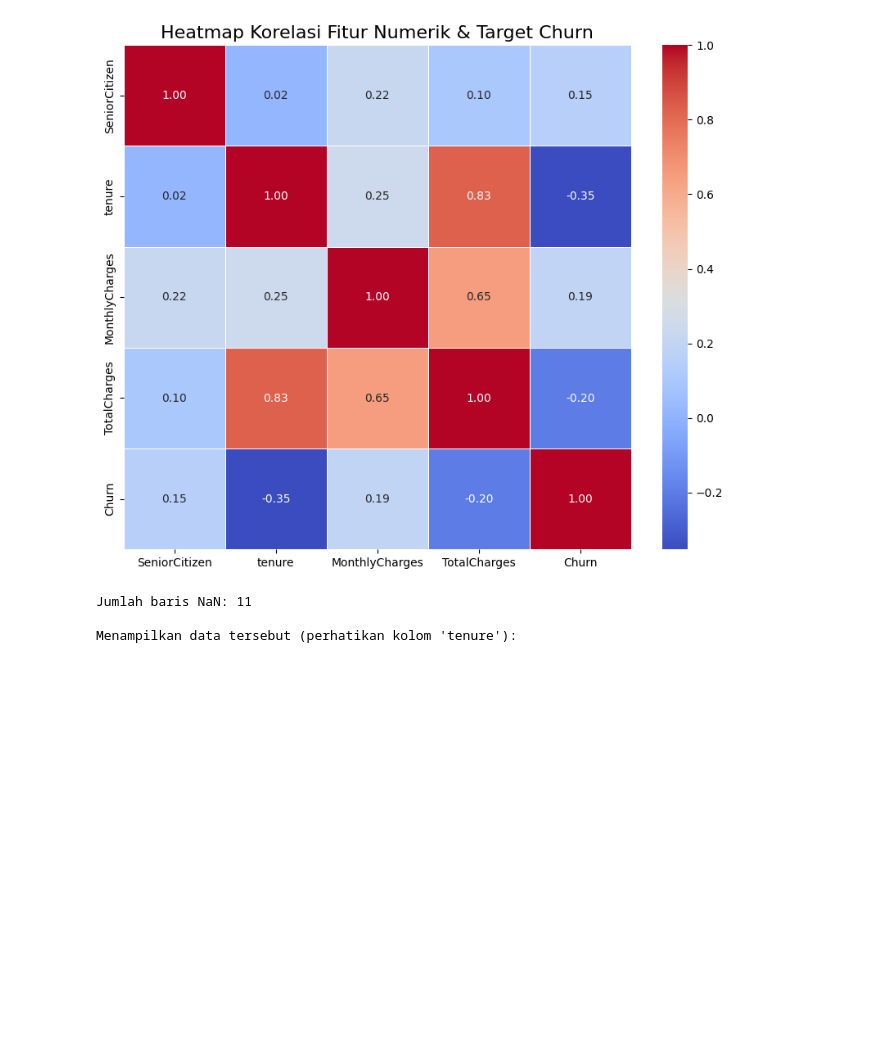
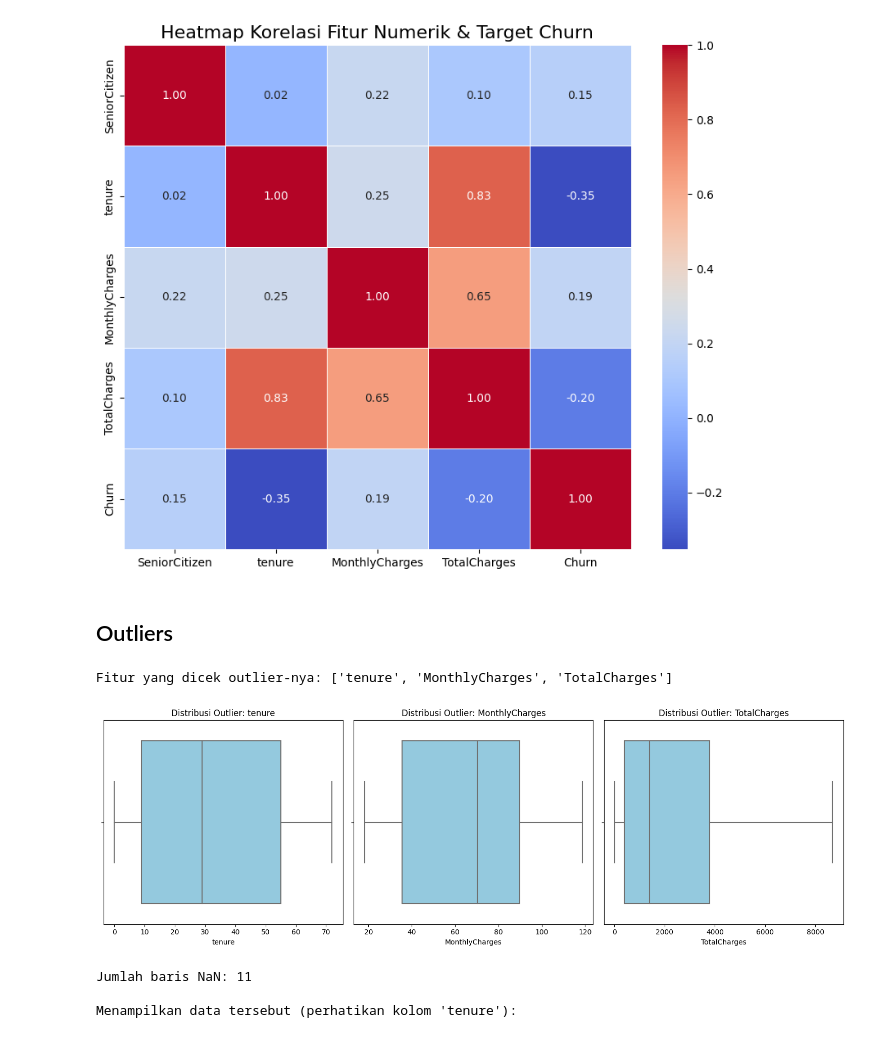
Before and after one commit to decoderr24/Telco-Churn-ML, a Jupyter notebook: telco-churn-prediction.ipynb, the cells around one changed output. Drawn from its saved outputs; the diff is of its cells as text; code cells hidden in the pictures; blank space fills up the shorter version.

```diff
--- a/telco-churn-prediction.ipynb
+++ b/telco-churn-prediction.ipynb
@@ -186,6 +235,31 @@ plt.title('Heatmap Korelasi Fitur Numerik & Target Churn', fontsize=16)
 plt.show()
 # %% [output]
 [figure]
+# %% [markdown]
+## Outliers
+# %%
+# Pastikan TotalCharges sudah angka (karena di data asli sering dianggap teks)
+df['TotalCharges'] = pd.to_numeric(df['TotalCharges'], errors='coerce')
+
+# semua kolom numerik, kecualikan 'SeniorCitizen' (karena itu kategori 0/1)
+all_numeric_cols = df.select_dtypes(include=['float64', 'int64']).columns.tolist()
+features_to_plot = [col for col in all_numeric_cols if col not in ['SeniorCitizen', 'Churn', 'customerID']]
+
+print(f"Fitur yang dicek outlier-nya: {features_to_plot}")
+
+#Visualisasi Boxplot untuk semua fitur tersebut
+plt.figure(figsize=(15, 5))
+for i, col in enumerate(features_to_plot):
+    plt.subplot(1, len(features_to_plot), i+1)
+    sns.boxplot(x=df[col], color='skyblue')
+    plt.title(f'Distribusi Outlier: {col}')
+    plt.xlabel(col)
+
+plt.tight_layout()
+plt.show()
+# %% [output]
+Fitur yang dicek outlier-nya: ['tenure', 'MonthlyCharges', 'TotalCharges']
+[figure, added]
 # %%
 # Cek baris yang TotalCharges-nya NaN
 rows_with_nan = df[df['TotalCharges'].isnull()]
```
Also changed, not shown: parts of 53 cells of this notebook.
